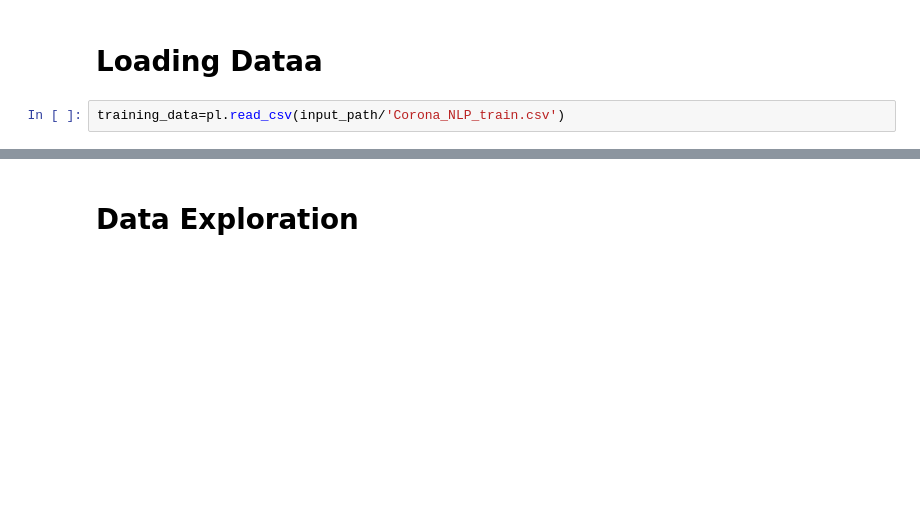
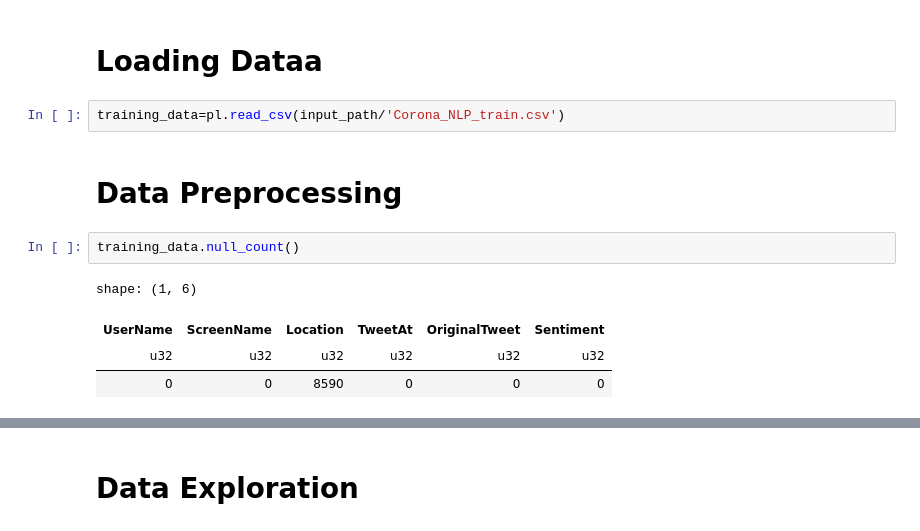
Before and after one commit to 1nuc/nlp-python-project, a Jupyter notebook: src/Text Classification/run.ipynb, the cells around one changed output, grey strips where cells are left out. Saved outputs shown, nothing was run; the diff lists cells and outputs as text; blank space fills up the shorter version.

```diff
--- a/src/Text Classification/run.ipynb
+++ b/src/Text Classification/run.ipynb
@@ -10,3 +10,12 @@ input_path=Path().resolve()/'input'
 # Loading Dataa
 # %%
 training_data=pl.read_csv(input_path/'Corona_NLP_train.csv')
+# %% [markdown]
+# Data Preprocessing
+# %%
+training_data.null_count()
+# %% [output]
+shape: (1, 6)
+| UserName | ScreenName | Location | TweetAt | OriginalTweet | Sentiment |
+| u32 | u32 | u32 | u32 | u32 | u32 |
+| 0 | 0 | 8590 | 0 | 0 | 0 |
```
Also changed, not shown: parts of 8 cells of this notebook, 1 other file.
